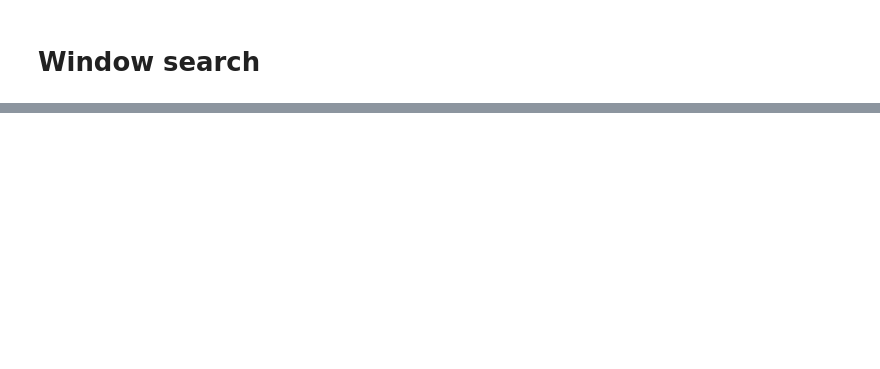
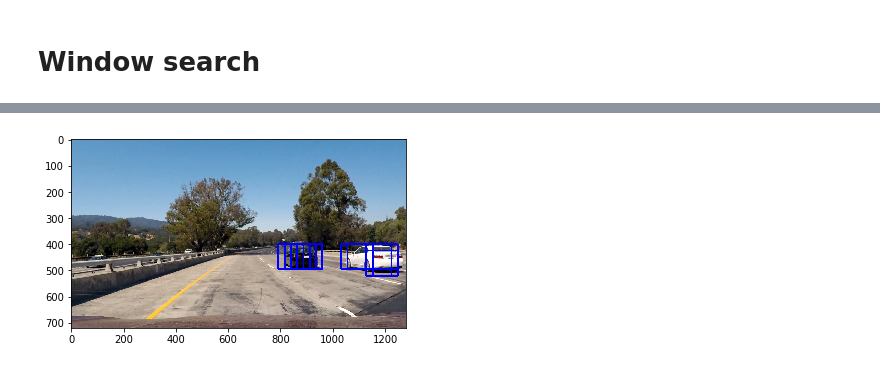
Before and after one commit to e7dud7e/carnd, a Jupyter notebook: VehicleDetection/VehicleDetection.ipynb, the cells around one changed output, grey strips where cells are left out. Saved outputs shown, nothing was run; the diff lists cells and outputs as text; code cells hidden in the pictures; blank space fills up the shorter version.

```diff
--- a/VehicleDetection/VehicleDetection.ipynb
+++ b/VehicleDetection/VehicleDetection.ipynb
@@ -78,8 +77,8 @@ def color_hist(img, nbins=32, bins_range=(0, 256)):
     hist_features = np.array(hists).ravel()
     return hist_features
 # %%
-def get_hog_features(img, orient, pix_per_cell, cell_per_block,
-                     feature_vec=True, hog_channel='ALL'):
+def get_hog_features(img, orient=9, pix_per_cell=8, cell_per_block=2,
+                     feature_vec=False, hog_channel='ALL'):
     """
     return HOG features and visualization
     img: image from which to extract histogram of gradients,
@@ -98,7 +97,7 @@ def get_hog_features(img, orient, pix_per_cell, cell_per_block,
                            orientations=orient,
                            pixels_per_cell=(pix_per_cell, pix_per_cell),
                            cells_per_block=(cell_per_block, cell_per_block),
-                           transform_sqrt=True,
+                           transform_sqrt=False,
                            visualise=False,
                            feature_vector=feature_vec)
             hog_features.append(features)
@@ -108,7 +107,7 @@ def get_hog_features(img, orient, pix_per_cell, cell_per_block,
                            orientations=orient,
                            pixels_per_cell=(pix_per_cell, pix_per_cell),
                            cells_per_block=(cell_per_block, cell_per_block),
-                           transform_sqrt=True,
+                           transform_sqrt=False,
                            visualise=False,
                            feature_vector=feature_vec)
     return hog_features
@@ -839,2 +881,15 @@ For these 10 labels:  [ 1.  0.  0.  0.  0.  1.  0.  1.  1.  1.]
 # %% [markdown]
 # Window search
+# %%
+"""
+Load pre-saved data
+"""
+pickle_path = 'data_dict_pickle.p'
+data_dict = pickle.load( open(pickle_path, 'rb'))
+X_train, X_test, y_train, y_test, X_scaler = data_dict['X_train'],data_dict['X_test'], data_dict['y_train'], data_dict['y_test'], data_dict['X_scaler']
+# %%
+"""
+Load trained SVC
+"""
+path_svc = 'svc_c_0_01.p'
+svc = pickle.load(open(path_svc,'rb'))
@@ -840,0 +1057,24 @@ For these 10 labels:  [ 1.  0.  0.  0.  0.  1.  0.  1.  1.  1.]
+# %%
+ystart = 400
+ystop = 656
+scale = 1.5
+
+"""
+Use the same parameters for testing
+as for training, else the X_scaler won't recognize
+the features that it's supposed to standardize.
+"""
+spatial_size=32
+hist_bins=32
+orient=9
+pix_per_cell=8
+cell_per_block=2
+
+#img = read_rgb('test_images/test1.jpg')
+img = mpimg.imread('test_images/test1.jpg')
+
+out_img = find_cars(img, ystart, ystop, scale, svc, X_scaler, orient, pix_per_cell, cell_per_block,
+                    (spatial_size,spatial_size), hist_bins)
+
+plt.imshow(out_img);
+# %% [output]
@@ -840,0 +1083 @@ For these 10 labels:  [ 1.  0.  0.  0.  0.  1.  0.  1.  1.  1.]
+[figure, added]
```
Also changed, not shown: parts of 17 cells of this notebook.
